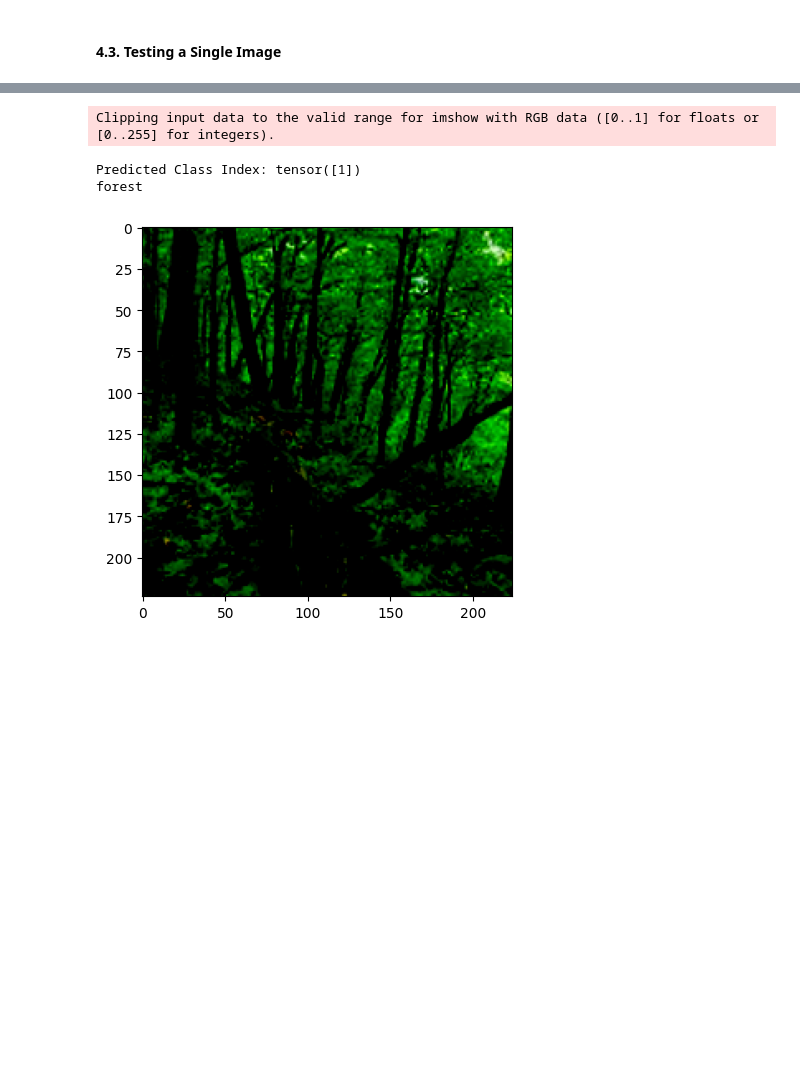
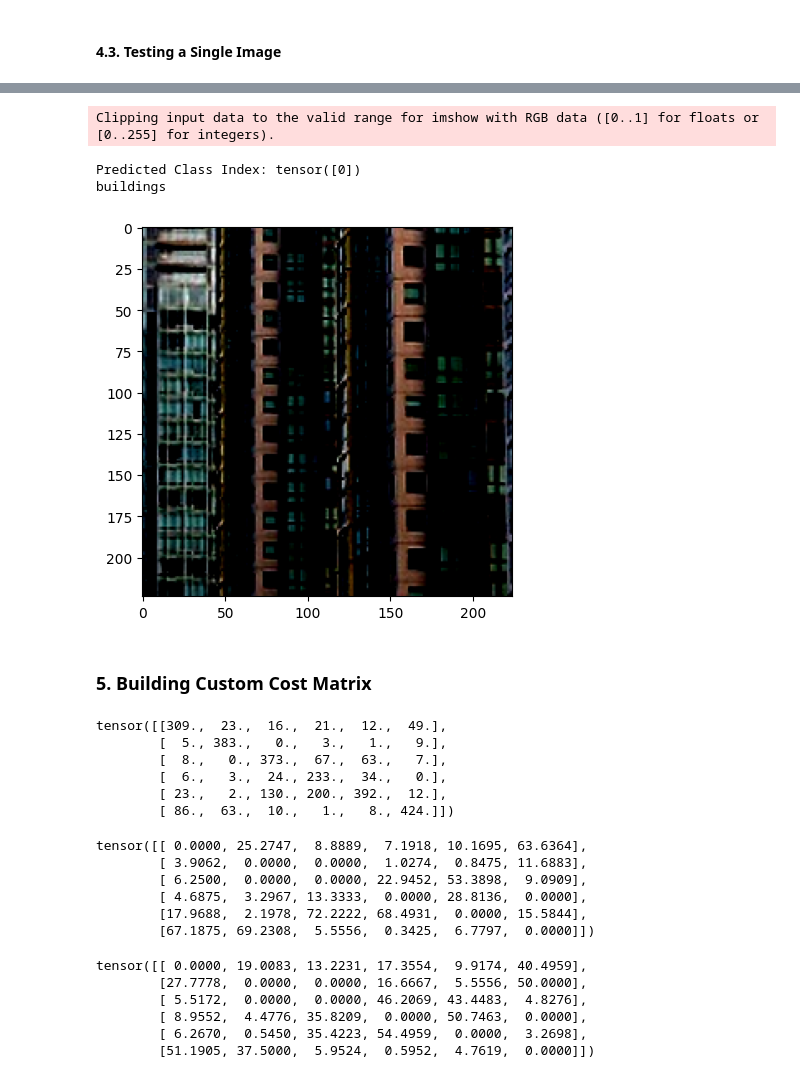
Before and after one commit to joshuavaple/intel_img_clf_pytorch, a Jupyter notebook: notebooks/experiment.ipynb, the cells around one changed output, grey strips where cells are left out. Drawn from its saved outputs; the diff is of its cells as text; code cells hidden in the pictures; blank space fills up the shorter version.

Commit message:
added experiment using custom loss function

```diff
--- a/notebooks/experiment.ipynb
+++ b/notebooks/experiment.ipynb
@@ -191,6 +194,7 @@ f1_weighted    0.681
 # %% [markdown]
 #### 4.2. With Model Trained with 5 Epochs
 # %%
+trained_model_list = os.listdir(MODEL_SAVE_LOC)
 MODEL_5_EPOCH_PATH = os.path.join(MODEL_SAVE_LOC, trained_model_list[1])
 MODEL_5_EPOCH = cnn_model.MyCnnModel()
 device = cnn_model.get_default_device()
@@ -237,8 +241,39 @@ print(random_image_path)
 # %%
-predicted_class_index = cnn_model.infer_single_image(model = MODEL_10_EPOCH, device = device, image_path = random_image_path, transform = image_transform)
+predicted_class_index = cnn_model.infer_single_image(
+    model=MODEL_5_EPOCH, device=device, image_path=random_image_path, transform=image_transform)
 print(class_names[predicted_class_index])
 # %% [output]
 Clipping input data to the valid range for imshow with RGB data ([0..1] for floats or [0..255] for integers).
-Predicted Class Index: tensor([1])
-forest
+Predicted Class Index: tensor([0])
+buildings
-[figure, old version]
+[figure, new version]
+# %% [markdown]
+### 5. Building Custom Cost Matrix
+# %%
+confusion_matrix
+# %% [output]
+tensor([[309.,  23.,  16.,  21.,  12.,  49.],
+        [  5., 383.,   0.,   3.,   1.,   9.],
+        [  8.,   0., 373.,  67.,  63.,   7.],
+        [  6.,   3.,  24., 233.,  34.,   0.],
+        [ 23.,   2., 130., 200., 392.,  12.],
+        [ 86.,  63.,  10.,   1.,   8., 424.]])
+# %%
+my_custom_loss = custom_loss_function.MyCustomLoss(device, confusion_matrix, 'fn')
+my_custom_loss._fn_cost_matrix
+# %% [output]
+tensor([[ 0.0000, 25.2747,  8.8889,  7.1918, 10.1695, 63.6364],
+        [ 3.9062,  0.0000,  0.0000,  1.0274,  0.8475, 11.6883],
+        [ 6.2500,  0.0000,  0.0000, 22.9452, 53.3898,  9.0909],
+        [ 4.6875,  3.2967, 13.3333,  0.0000, 28.8136,  0.0000],
+        [17.9688,  2.1978, 72.2222, 68.4931,  0.0000, 15.5844],
+        [67.1875, 69.2308,  5.5556,  0.3425,  6.7797,  0.0000]])
+# %%
+my_custom_loss._fp_cost_matrix
+# %% [output]
+tensor([[ 0.0000, 19.0083, 13.2231, 17.3554,  9.9174, 40.4959],
+        [27.7778,  0.0000,  0.0000, 16.6667,  5.5556, 50.0000],
+        [ 5.5172,  0.0000,  0.0000, 46.2069, 43.4483,  4.8276],
+        [ 8.9552,  4.4776, 35.8209,  0.0000, 50.7463,  0.0000],
+        [ 6.2670,  0.5450, 35.4223, 54.4959,  0.0000,  3.2698],
+        [51.1905, 37.5000,  5.9524,  0.5952,  4.7619,  0.0000]])
```
Also changed, not shown: parts of 6 cells of this notebook.
